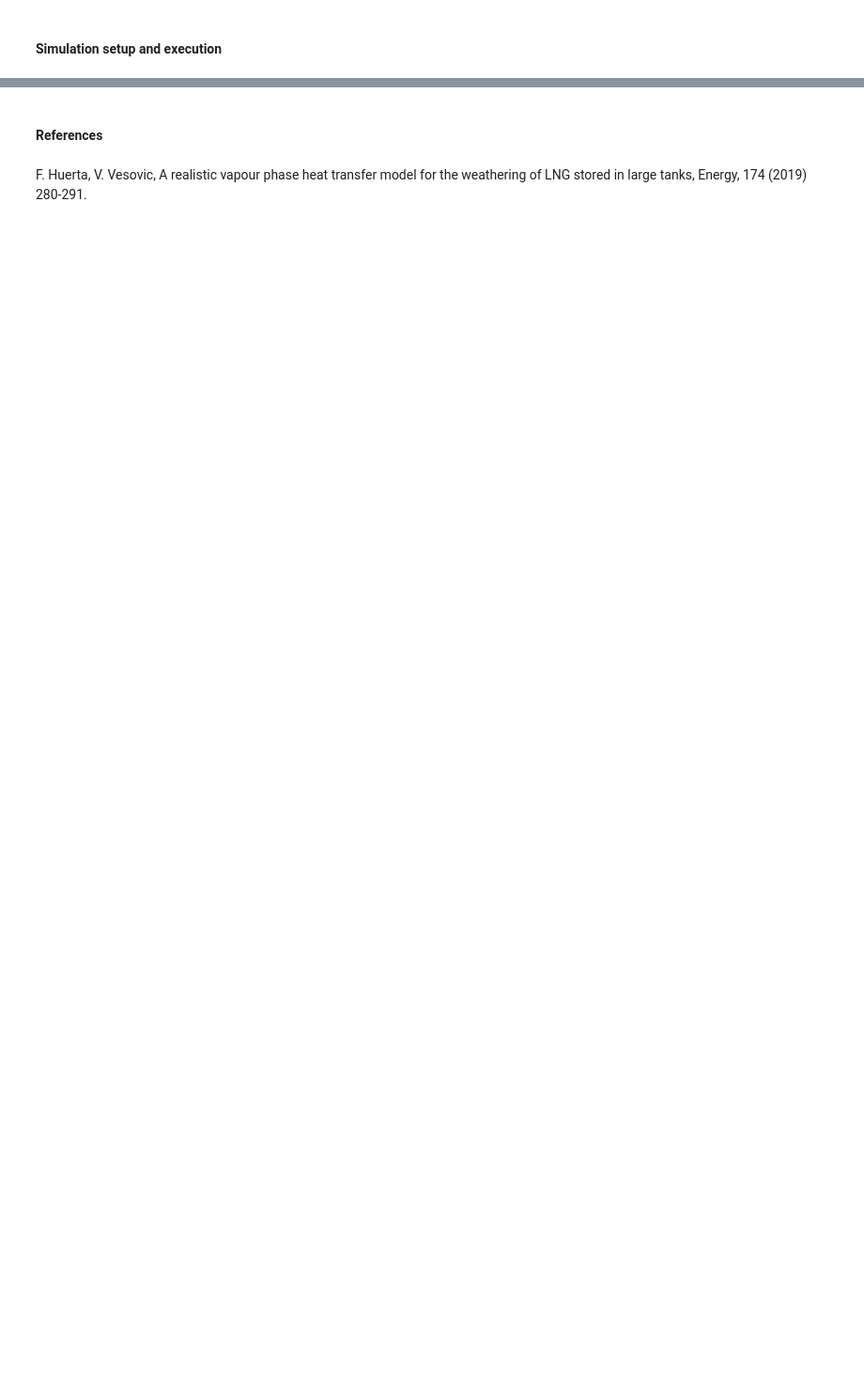
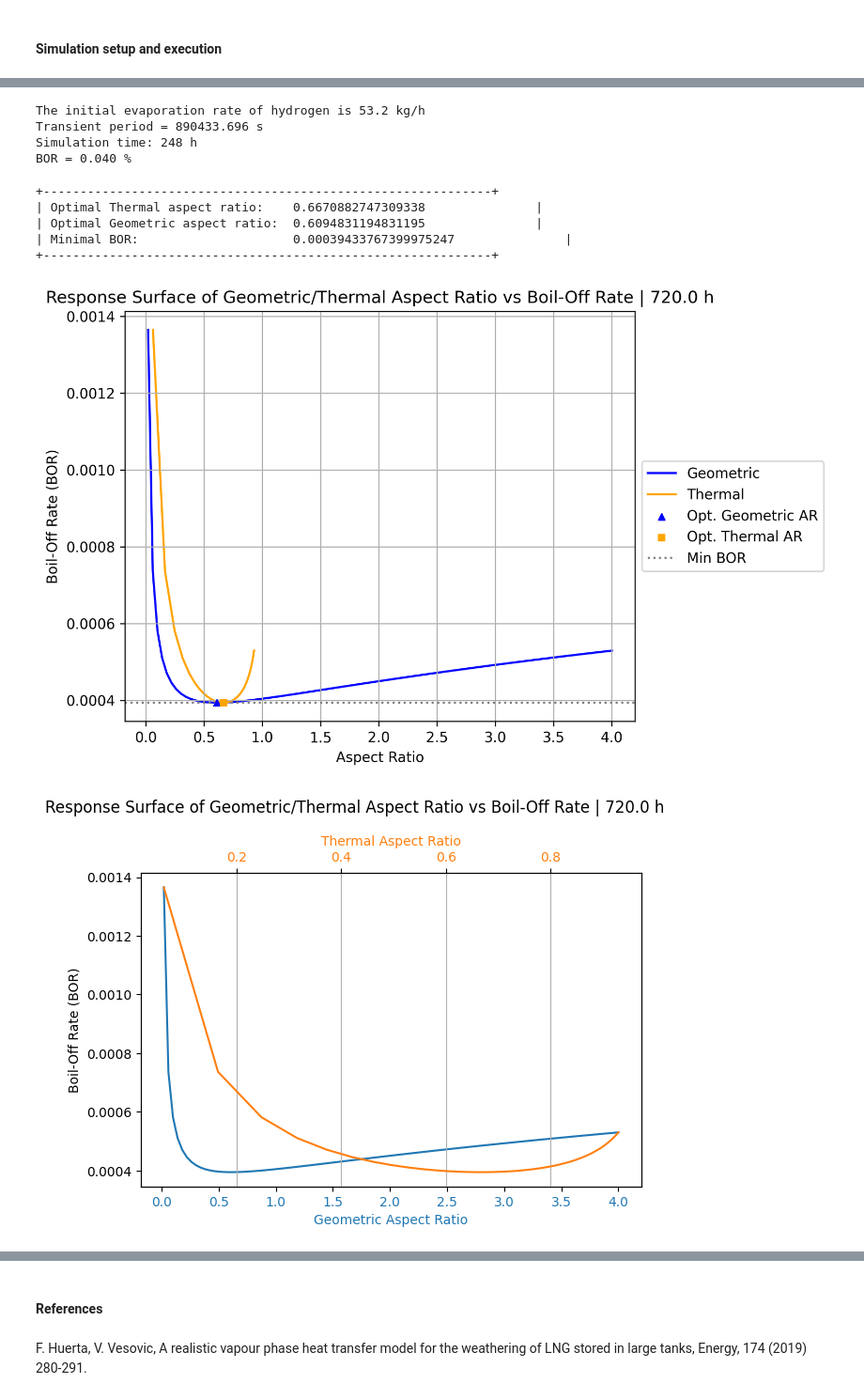
Before and after one commit to felipehuerta17/CryoEvap, a Jupyter notebook: notebooks/opti_isobaric_example_case_hydrogen_720h.ipynb, the cells around one changed output, grey strips where cells are left out. Shown at 94% size. Drawn from its saved outputs; the diff is of its cells as text; code cells hidden in the pictures; blank space fills up the shorter version.

```diff
--- a/notebooks/opti_isobaric_example_case_hydrogen_720h.ipynb
+++ b/notebooks/opti_isobaric_example_case_hydrogen_720h.ipynb
@@ -348,0 +221,56 @@ large_tank.plot_tv_BOG(t_unit='w')
+# %%
+# Calculate initial evaporation rate
+print("The initial evaporation rate of " + cryogen.name + " is %.1f kg/h" % (large_tank.b_l_dot * 3600))
+
+# Estimate transient period duration
+print("Transient period = %.3f s " % large_tank.tau)
+
+# Minimum number of hours to achieve steady state
+tau_h = (np.floor(large_tank.tau / 3600) + 1)
+
+# Print simulation time of the transient period for short-term storage
+print("Simulation time: %.0i h" % tau_h )
+
+# Calculate boil-off rate
+BOR = (large_tank.b_l_dot * 24 * 3600) / (large_tank.V * large_tank.LF * large_tank.cryogen.rho_L)
+print("BOR = %.3f %%" % (BOR * 100))
+# %% [output]
+The initial evaporation rate of hydrogen is 53.2 kg/h
+Transient period = 890433.696 s
+Simulation time: 248 h
+BOR = 0.040 %
+# %%
+# Define vertical spacing
+dz = 0.1
+
+# Calculate number of nodes
+n_z = 1 + int(np.round(large_tank.l_V/dz, 0))
+
+# Define dimensionless computational grid
+large_tank.z_grid = np.linspace(0, 1, n_z)
+
+# Insulated roof
+large_tank.U_roof = 0
+
+# Define evaporation time as 720 hours
+evap_time = 3600 * 720
+
+# Time step to record data, relevant for plotting integrated quantities
+# such as the vapour to liquid heat transfer rate, Q_VL
+large_tank.time_interval = 3600
+
+# Time step to plot each vapour temperature profile
+large_tank.plot_interval = evap_time/6
+# %%
+opti = Opti_jax(large_tank)
+# %%
+opti.plot_aspect_ratio_surface_response(jnp.linspace(0.02, 4, 100), 720*3600)
+opti.plot_xx_aspect_ratio_surface_response(jnp.linspace(0.02, 4, 100), 720*3600)
+# %% [output]
++-------------------------------------------------------------+
+| Optimal Thermal aspect ratio:    0.6670882747309338               |
+| Optimal Geometric aspect ratio:  0.6094831194831195               |
+| Minimal BOR:                     0.00039433767399975247               |
++-------------------------------------------------------------+
+[figure, added]
+[figure, added]
```
Also changed, not shown: parts of 44 cells of this notebook, 5 other files.
